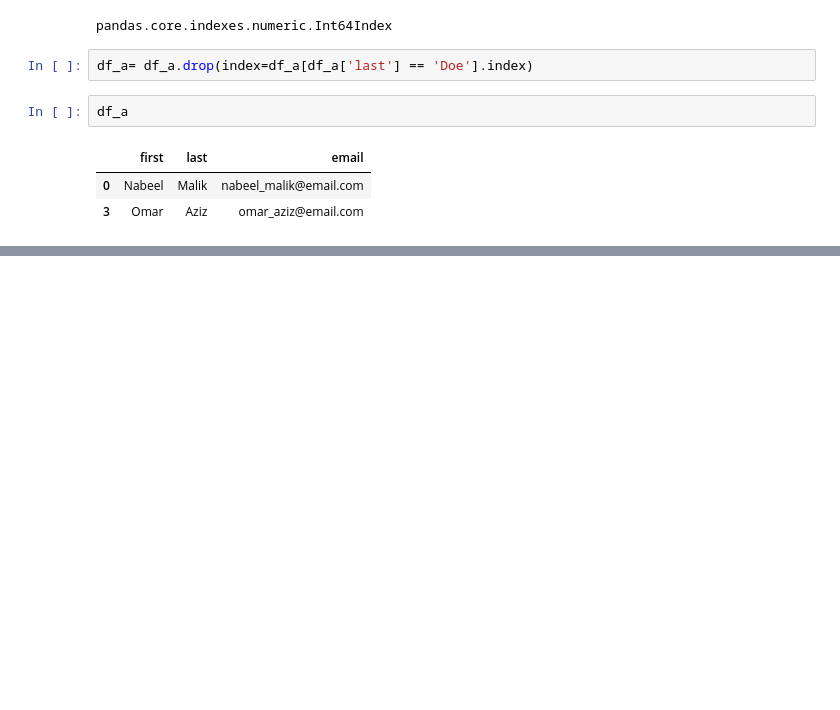
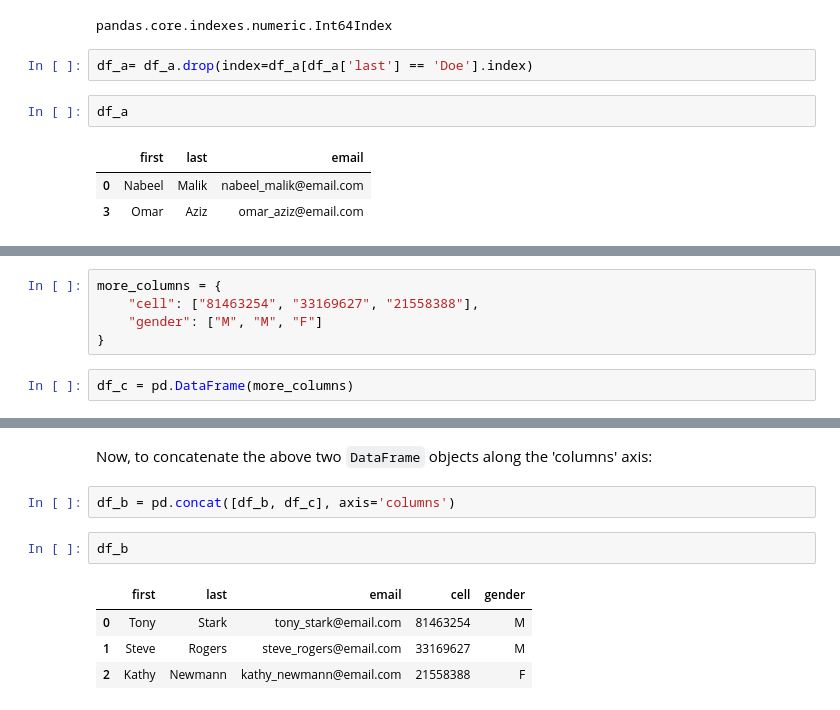
Before and after one commit to nabeel-malik/my_python, a Jupyter notebook: pybook/40_pandas_add_remove_rows_columns.ipynb, the cells around one changed output, grey strips where cells are left out. Drawn from its saved outputs; the diff is of its cells as text; blank space fills up the shorter version.

Commit message:
pd.concat() method added

```diff
--- a/pybook/40_pandas_add_remove_rows_columns.ipynb
+++ b/pybook/40_pandas_add_remove_rows_columns.ipynb
@@ -284,0 +292,7 @@ df_a
+# %%
+more_columns = {
+    "cell": ["81463254", "33169627", "21558388"],
+    "gender": ["M", "M", "F"]
+}
+# %%
+df_c = pd.DataFrame(more_columns)
@@ -284,0 +313,11 @@ df_a
+# %% [markdown]
+Now, to concatenate the above two `DataFrame` objects along the 'columns' axis:
+# %%
+df_b = pd.concat([df_b, df_c], axis='columns')
+# %%
+df_b
+# %% [output]
+|  | first | last | email | cell | gender |
+| 0 | Tony | Stark | tony_stark@email.com | 81463254 | M |
+| 1 | Steve | Rogers | steve_rogers@email.com | 33169627 | M |
+| 2 | Kathy | Newmann | kathy_newmann@email.com | 21558388 | F |
```
Also changed, not shown: parts of 6 cells of this notebook.
